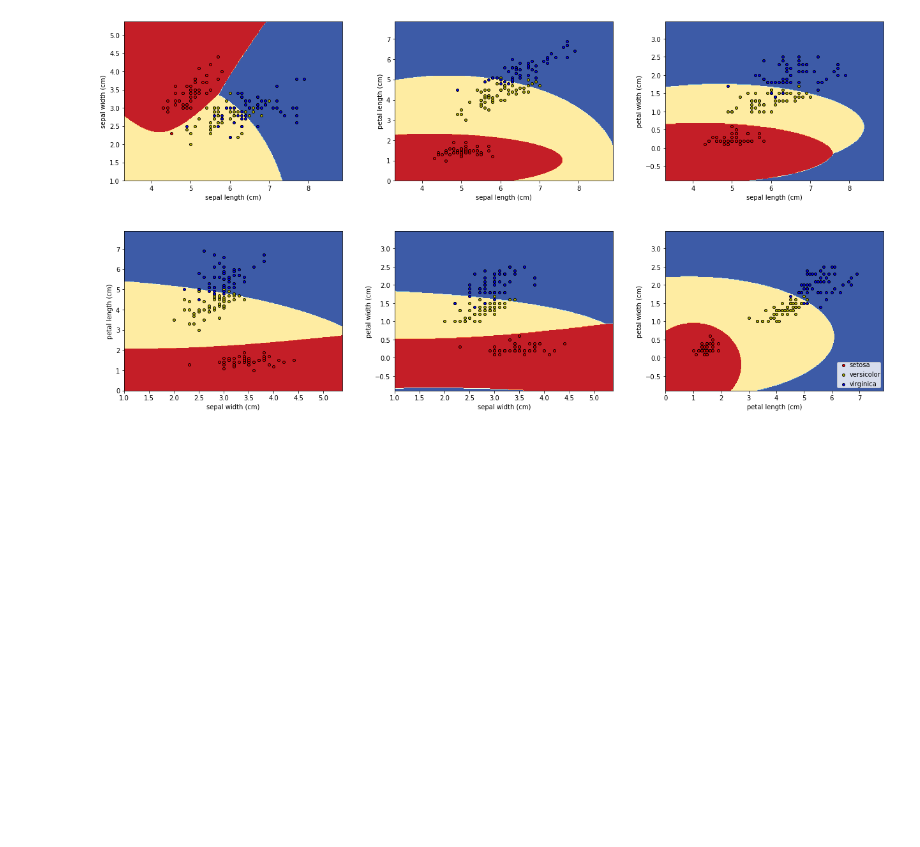
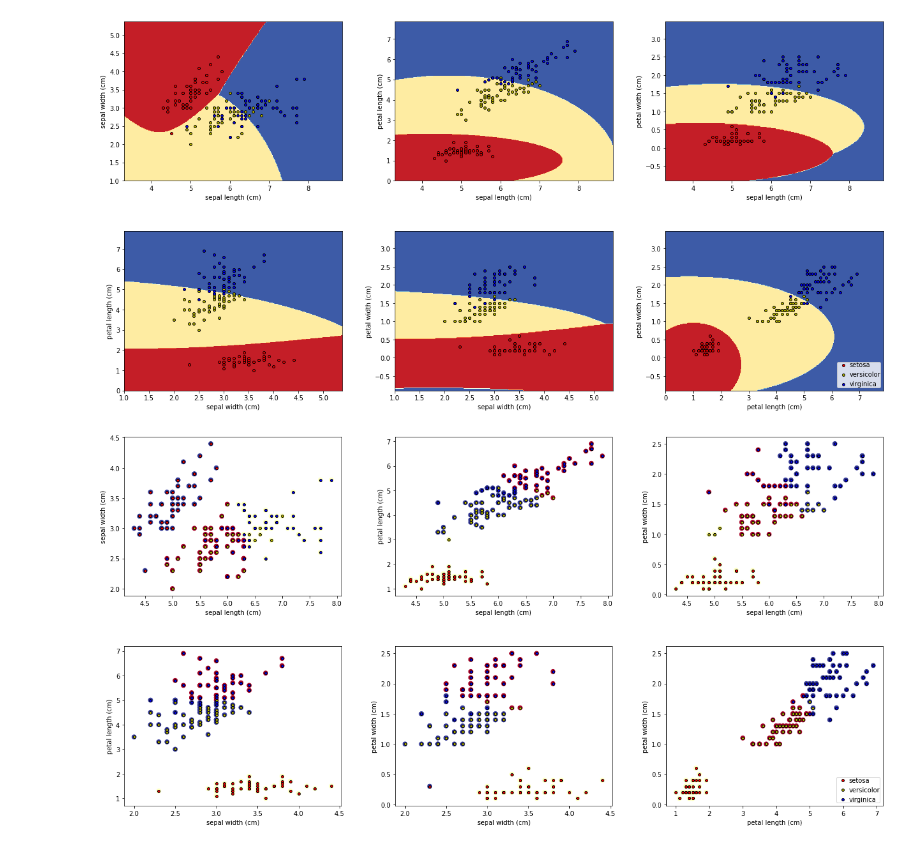
Before and after one commit to jhigginbotham64/csce-5380-project, a Jupyter notebook: CSCE_5380_Project.ipynb, the cells around one changed output. Drawn from its saved outputs; the diff is of its cells as text; code cells hidden in the pictures; blank space fills up the shorter version.

Commit message:
added files for kmeans and dbscan

```diff
--- a/CSCE_5380_Project.ipynb
+++ b/CSCE_5380_Project.ipynb
@@ -142,0 +145,46 @@ plot_data(RandomForestClassifier)
+# %%
+def plot_data_clustered(clusterer = None):
+  plot_colors = "ryb"
+  plot_step = 0.02
+  n_classes = 3
+
+  for pairidx, pair in enumerate([[0, 1], [0, 2], [0, 3], [1, 2], [1, 3], [2, 3]]):
+    # We only take the two corresponding features
+    X = iris.data[:, pair]
+    y = iris.target
+
+    # subplots
+    plt.subplot(2, 3, pairidx + 1)
+    plt.tight_layout(h_pad=0, w_pad=0, pad=0)
+
+    # optional clusterer for optional cluster labels
+    if clusterer is not None:
+      plt.scatter(X[:, 0], X[:, 1], c=clusterer.fit_predict(X), cmap=plt.cm.RdYlBu, s=45)
+
+    plt.xlabel(iris.feature_names[pair[0]])
+    plt.ylabel(iris.feature_names[pair[1]])
+
+    # Plot the training points
+    for i, color in zip(range(n_classes), plot_colors):
+        idx = np.where(y == i)
+        plt.scatter(
+            X[idx, 0],
+            X[idx, 1],
+            c=color,
+            label=iris.target_names[i],
+            cmap=plt.cm.RdYlBu,
+            edgecolor="black",
+            s=15,
+        )
+
+  fig = plt.gcf()
+  fig.set_size_inches(18, 9)
+  plt.legend(loc="lower right", borderpad=0, handletextpad=0)
+  plt.axis("tight")
+
+  plt.show()
+# %%
+# k means
+plot_data_clustered(KMeans(n_clusters=3))
+# %% [output]
+[figure, added]
```
Also changed, not shown: parts of 14 cells of this notebook, 2 other files.
